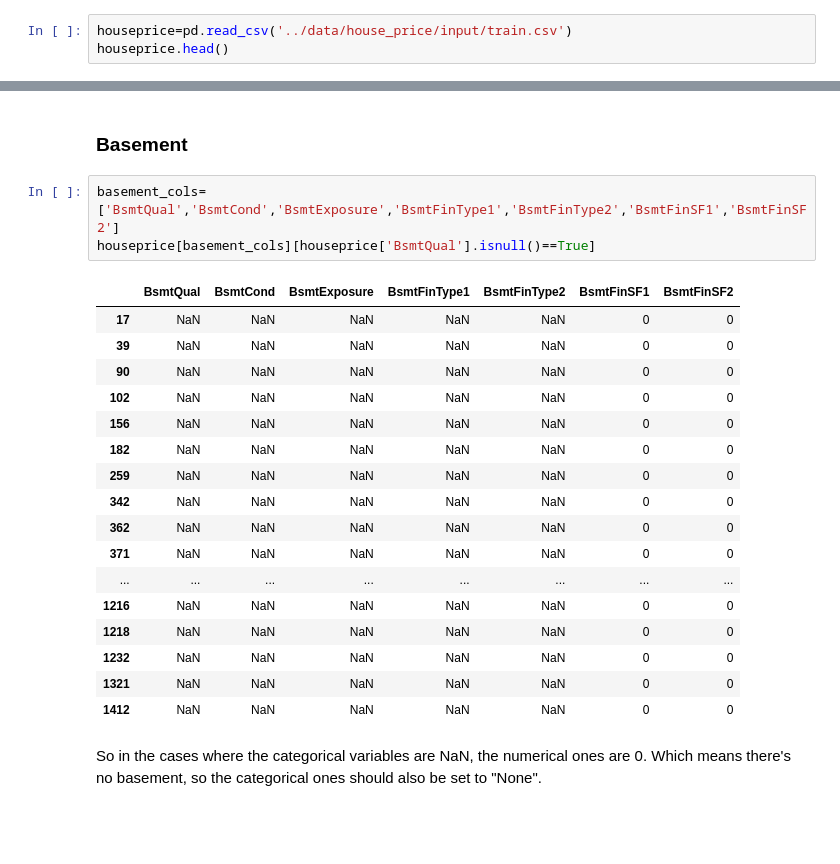
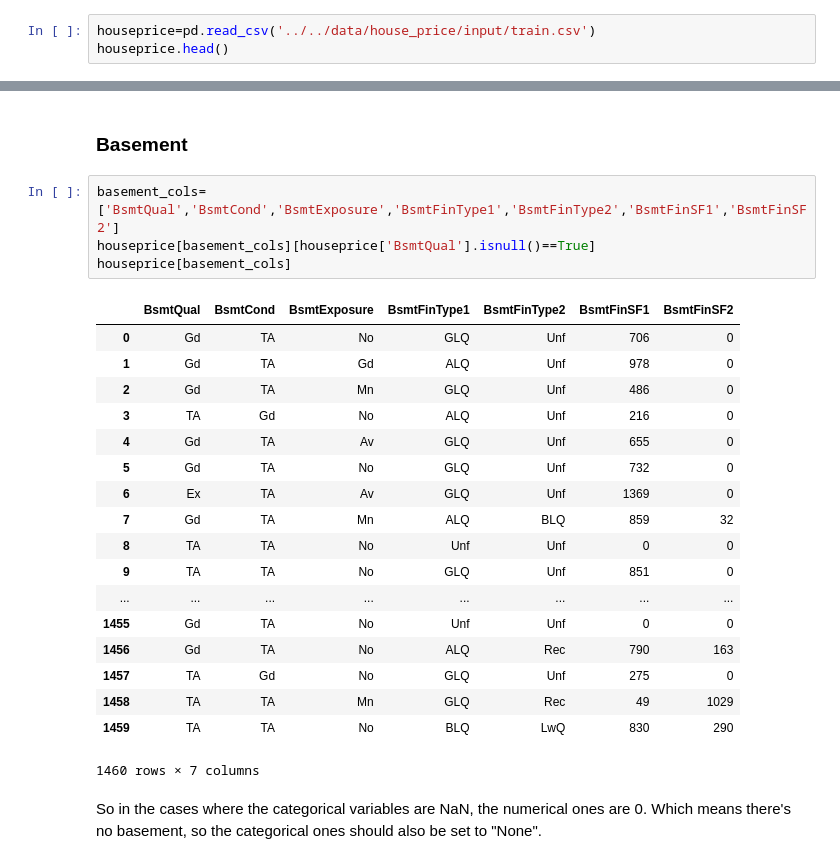
Before and after one commit to vegg117/house_price, a Jupyter notebook: notebook/filling-up-missing-values.ipynb, the cells around one changed output, grey strips where cells are left out. Saved outputs shown, nothing was run; the diff lists cells and outputs as text; blank space fills up the shorter version.

```diff
--- a/notebook/filling-up-missing-values.ipynb
+++ b/notebook/filling-up-missing-values.ipynb
@@ -20,7 +20,7 @@ sample_submission.csv
 test.csv
 train.csv
 # %%
-houseprice=pd.read_csv('../data/house_price/input/train.csv')
+houseprice=pd.read_csv('../../data/house_price/input/train.csv')
 houseprice.head()
 # %% [output]
 |  | Id | MSSubClass | MSZoning | LotFrontage | LotArea | Street | Alley | LotShape | LandContour | ... |
@@ -174,24 +174,26 @@ cat_imputation('MasVnrArea', 0.0)
 # %%
 basement_cols=['BsmtQual','BsmtCond','BsmtExposure','BsmtFinType1','BsmtFinType2','BsmtFinSF1','BsmtFinSF2']
 houseprice[basement_cols][houseprice['BsmtQual'].isnull()==True]
+houseprice[basement_cols]
 # %% [output]
 |  | BsmtQual | BsmtCond | BsmtExposure | BsmtFinType1 | BsmtFinType2 | BsmtFinSF1 | BsmtFinSF2 |
-| 17 | NaN | NaN | NaN | NaN | NaN | 0 | 0 |
-| 39 | NaN | NaN | NaN | NaN | NaN | 0 | 0 |
-| 90 | NaN | NaN | NaN | NaN | NaN | 0 | 0 |
-| 102 | NaN | NaN | NaN | NaN | NaN | 0 | 0 |
-| 156 | NaN | NaN | NaN | NaN | NaN | 0 | 0 |
-| 182 | NaN | NaN | NaN | NaN | NaN | 0 | 0 |
-| 259 | NaN | NaN | NaN | NaN | NaN | 0 | 0 |
-| 342 | NaN | NaN | NaN | NaN | NaN | 0 | 0 |
-| 362 | NaN | NaN | NaN | NaN | NaN | 0 | 0 |
-| 371 | NaN | NaN | NaN | NaN | NaN | 0 | 0 |
+| 0 | Gd | TA | No | GLQ | Unf | 706 | 0 |
+| 1 | Gd | TA | Gd | ALQ | Unf | 978 | 0 |
+| 2 | Gd | TA | Mn | GLQ | Unf | 486 | 0 |
+| 3 | TA | Gd | No | ALQ | Unf | 216 | 0 |
+| 4 | Gd | TA | Av | GLQ | Unf | 655 | 0 |
+| 5 | Gd | TA | No | GLQ | Unf | 732 | 0 |
+| 6 | Ex | TA | Av | GLQ | Unf | 1369 | 0 |
+| 7 | Gd | TA | Mn | ALQ | BLQ | 859 | 32 |
+| 8 | TA | TA | No | Unf | Unf | 0 | 0 |
+| 9 | TA | TA | No | GLQ | Unf | 851 | 0 |
 | ... | ... | ... | ... | ... | ... | ... | ... |
-| 1216 | NaN | NaN | NaN | NaN | NaN | 0 | 0 |
-| 1218 | NaN | NaN | NaN | NaN | NaN | 0 | 0 |
-| 1232 | NaN | NaN | NaN | NaN | NaN | 0 | 0 |
-| 1321 | NaN | NaN | NaN | NaN | NaN | 0 | 0 |
-| 1412 | NaN | NaN | NaN | NaN | NaN | 0 | 0 |
+| 1455 | Gd | TA | No | Unf | Unf | 0 | 0 |
+| 1456 | Gd | TA | No | ALQ | Rec | 790 | 163 |
+| 1457 | TA | Gd | No | GLQ | Unf | 275 | 0 |
+| 1458 | TA | TA | Mn | GLQ | Rec | 49 | 1029 |
+| 1459 | TA | TA | No | BLQ | LwQ | 830 | 290 |
+1460 rows × 7 columns
 # %% [markdown]
 So in the cases where the categorical variables are NaN, the numerical ones are 0. Which means there's no basement, so the categorical ones should also be set to "None".
 # %%
```
Also changed, not shown: parts of 1 cell of this notebook, 2 other files.
